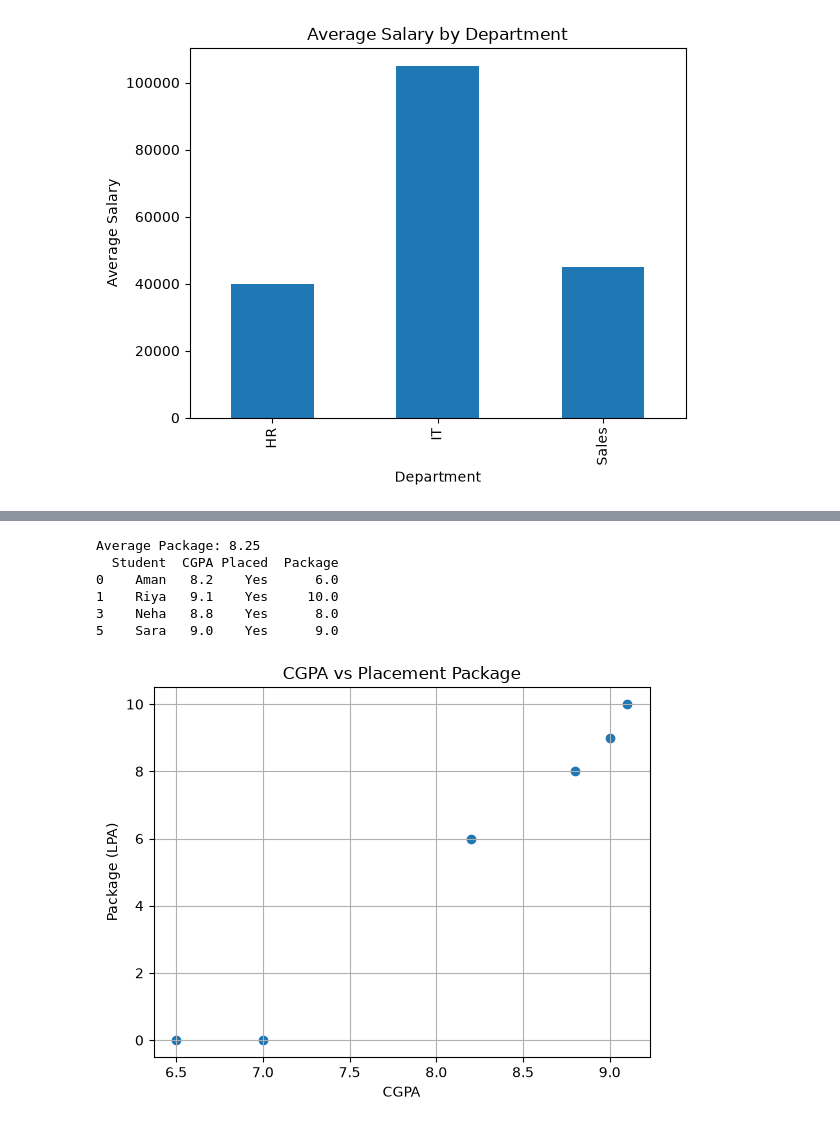
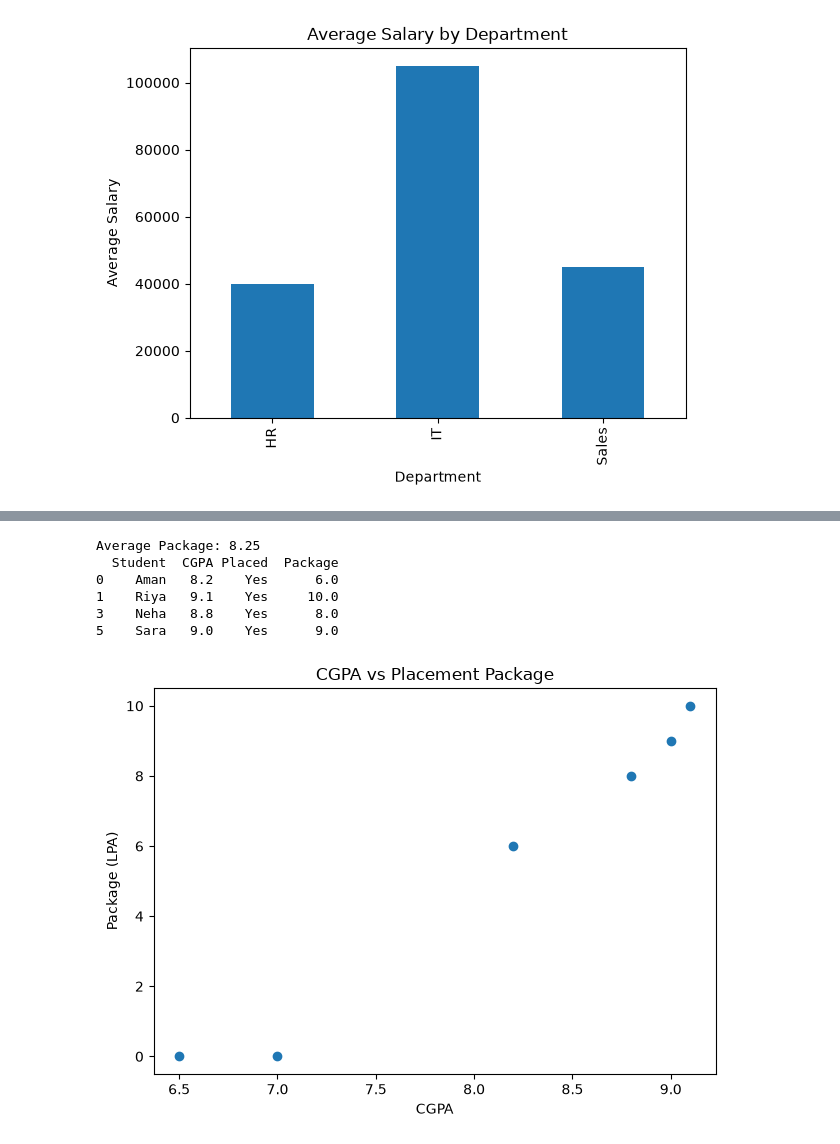
Before and after one commit to shivanshpandey300707-hub/C, a Jupyter notebook: html/site/python/test.ipynb, the cells around one changed output, grey strips where cells are left out. Drawn from its saved outputs; the diff is of its cells as text; code cells hidden in the pictures.

```diff
--- a/html/site/python/test.ipynb
+++ b/html/site/python/test.ipynb
@@ -178,30 +147,27 @@ Hot Days:
-# %%
-data = {
-    "Student": ["Aman", "Riya", "Karan", "Neha", "Raj", "Sara"],
-    "CGPA": [8.2, 9.1, 7.0, 8.8, 6.5, 9.0],
-    "Placed": ["Yes", "Yes", "No", "Yes", "No", "Yes"],
-    "Package": [6.0, 10.0, 0.0, 8.0, 0.0, 9.0],
-}
-
-df = pd.DataFrame(data)
-
-placed = df[df["Placed"] == "Yes"]
-average_package = placed["Package"].mean()
-
-print("Average Package:", average_package)
-print(placed)
-
-plt.scatter(df["CGPA"], df["Package"])
-plt.xlabel("CGPA")
-plt.ylabel("Package (LPA)")
-plt.title("CGPA vs Placement Package")
-plt.grid(True)
-plt.show()
-# %% [output]
-Average Package: 8.25
-  Student  CGPA Placed  Package
-0    Aman   8.2    Yes      6.0
-1    Riya   9.1    Yes     10.0
-3    Neha   8.8    Yes      8.0
-5    Sara   9.0    Yes      9.0
-[figure, removed]
+# %%
+import pandas as pd
+
+df = pd.DataFrame(data)
+
+placed = df[df["Placed"] == "Yes"]
+average_package = placed["Package"].mean()
+
+print("Average Package:", average_package)
+print(placed)
+
+import matplotlib.pyplot as plt
+
+plt.scatter(df["CGPA"], df["Package"])
+plt.xlabel("CGPA")
+plt.ylabel("Package (LPA)")
+plt.title("CGPA vs Placement Package")
+plt.tight_layout()
+plt.show()
+# %% [output]
+Average Package: 8.25
+  Student  CGPA Placed  Package
+0    Aman   8.2    Yes      6.0
+1    Riya   9.1    Yes     10.0
+3    Neha   8.8    Yes      8.0
+5    Sara   9.0    Yes      9.0
+[figure, added]
```
Also changed, not shown: parts of 1 cell of this notebook.
